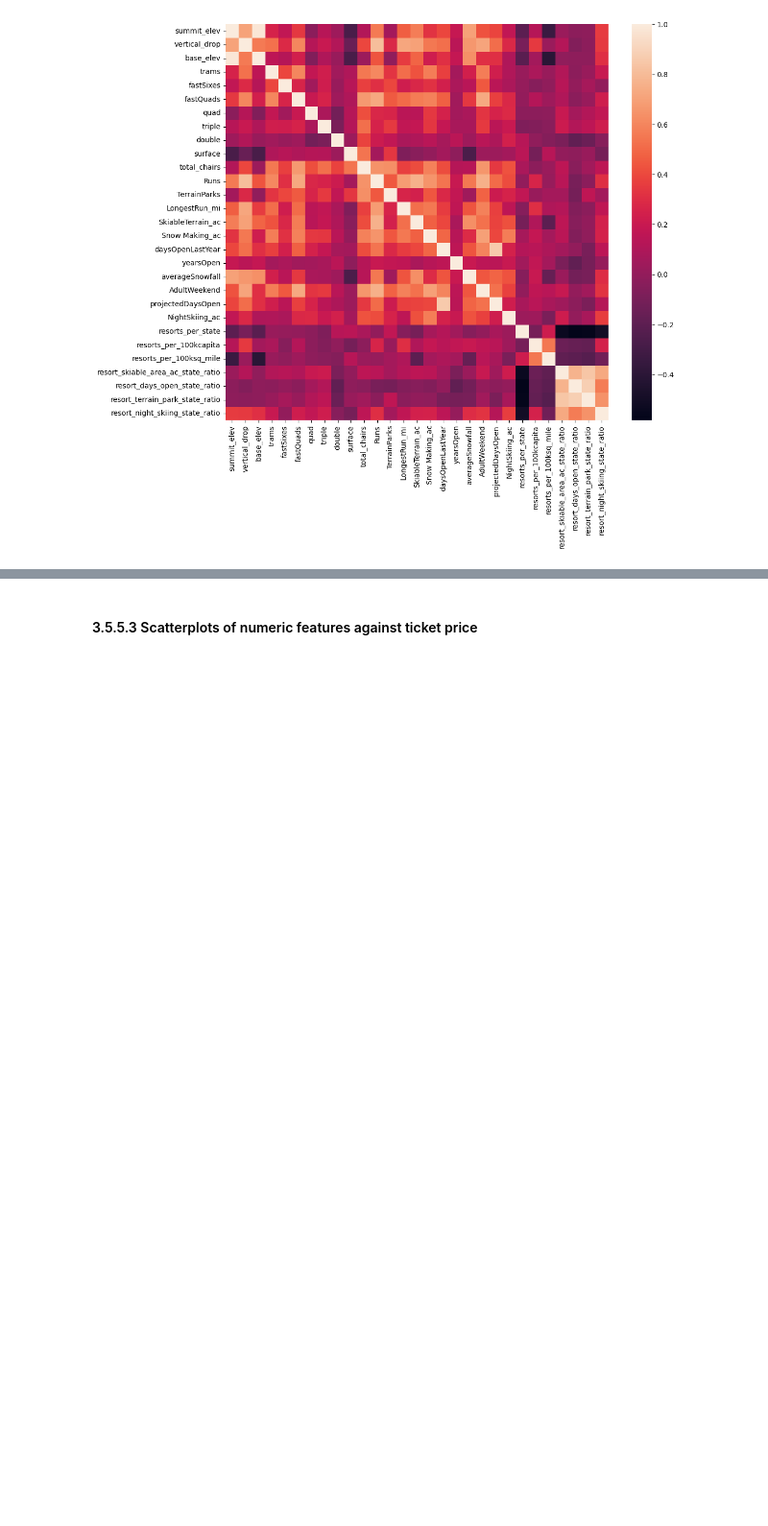
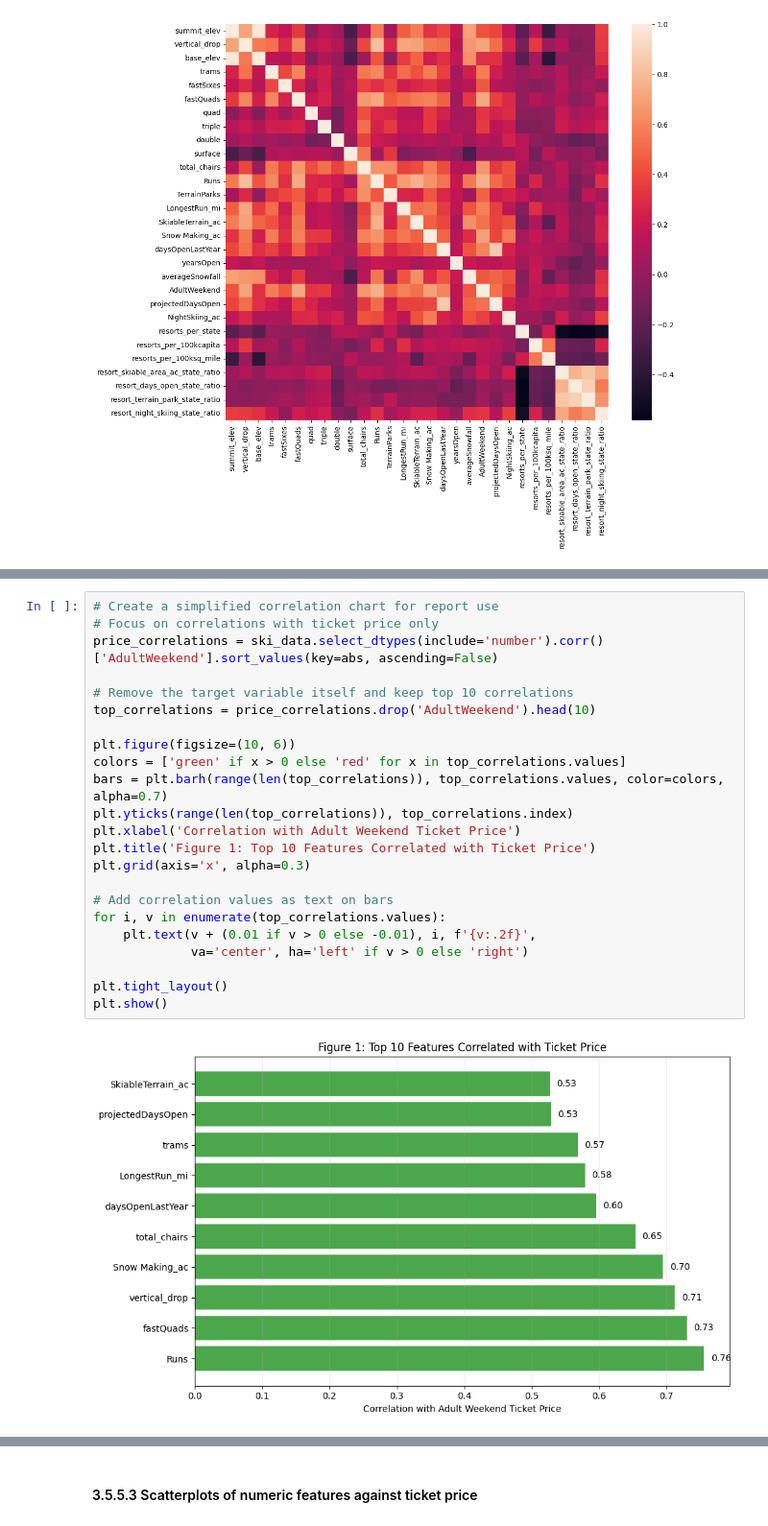
Before and after one commit to amschiltz/DataScienceGuidedCapstone, a Jupyter notebook: Notebooks/03_exploratory_data_analysis_ ams.ipynb, the cells around one changed output, grey strips where cells are left out. Shown at 96% size. Saved outputs shown, nothing was run; the diff lists cells and outputs as text; blank space fills up the shorter version.

```diff
--- a/Notebooks/03_exploratory_data_analysis_ ams.ipynb
+++ b/Notebooks/03_exploratory_data_analysis_ ams.ipynb
@@ -942,3 +942,28 @@ Turning your attention to your target feature, `AdultWeekend` ticket price, you
 As well as `Runs`, `total_chairs` is quite well correlated with ticket price. This is plausible; the more runs you have, the more chairs you'd need to ferry people to them! Interestingly, they may count for more than the total skiable terrain area. For sure, the total skiable terrain area is not as useful as the area with snow making. People seem to put more value in guaranteed snow cover rather than more variable terrain area.
 
 The vertical drop seems to be a selling point that raises ticket prices as well.
+# %%
+# Create a simplified correlation chart for report use
+# Focus on correlations with ticket price only
+price_correlations = ski_data.select_dtypes(include='number').corr()['AdultWeekend'].sort_values(key=abs, ascending=False)
+
+# Remove the target variable itself and keep top 10 correlations
+top_correlations = price_correlations.drop('AdultWeekend').head(10)
+
+plt.figure(figsize=(10, 6))
+colors = ['green' if x > 0 else 'red' for x in top_correlations.values]
+bars = plt.barh(range(len(top_correlations)), top_correlations.values, color=colors, alpha=0.7)
+plt.yticks(range(len(top_correlations)), top_correlations.index)
+plt.xlabel('Correlation with Adult Weekend Ticket Price')
+plt.title('Figure 1: Top 10 Features Correlated with Ticket Price')
+plt.grid(axis='x', alpha=0.3)
+
+# Add correlation values as text on bars
+for i, v in enumerate(top_correlations.values):
+    plt.text(v + (0.01 if v > 0 else -0.01), i, f'{v:.2f}',
+             va='center', ha='left' if v > 0 else 'right')
+
+plt.tight_layout()
+plt.show()
+# %% [output]
+[figure, added]
```
Also changed, not shown: parts of 4 cells of this notebook, 4 other files.
